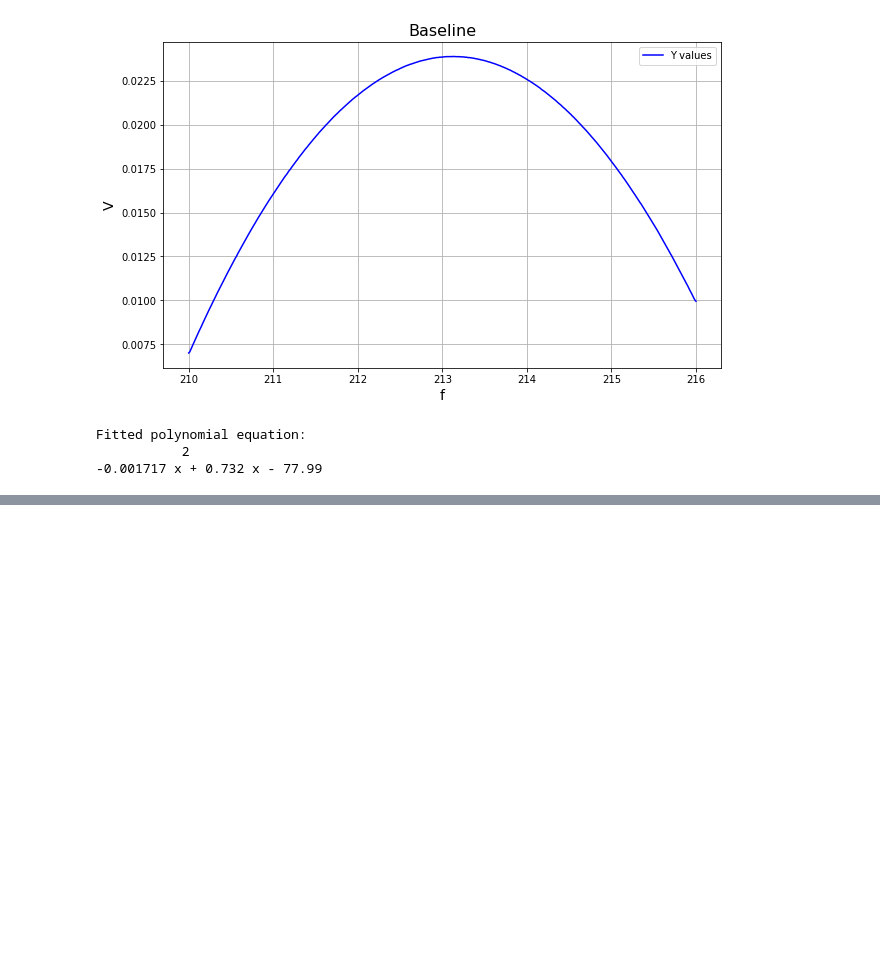
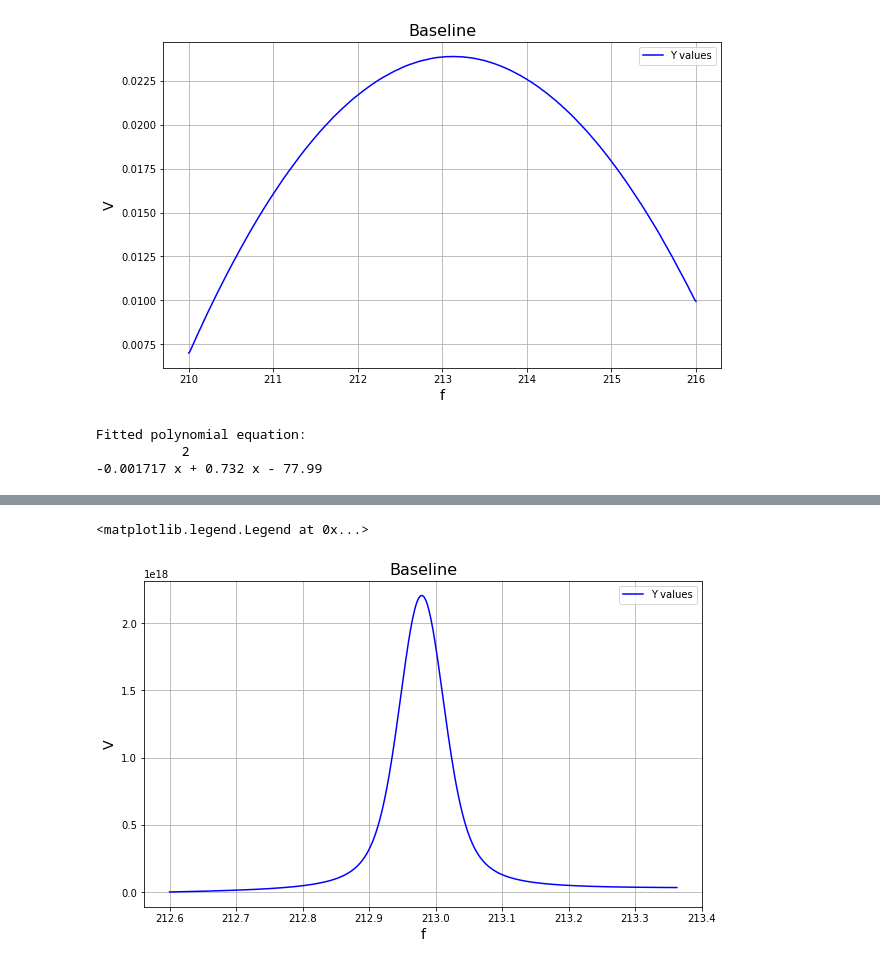
Before and after one commit to uva-spin/ANN-NMR, a Jupyter notebook: NM4_Fermilab/data/Data_Viewer.ipynb, the cells around one changed output, grey strips where cells are left out. Drawn from its saved outputs; the diff is of its cells as text; code cells hidden in the pictures; blank space fills up the shorter version.

```diff
--- a/NM4_Fermilab/data/Data_Viewer.ipynb
+++ b/NM4_Fermilab/data/Data_Viewer.ipynb
@@ -36,0 +40,48 @@ Fitted polynomial equation:
+# %%
+def Voigt(x, amp, s, g, x0):
+    z = (x - x0 + 1j * g) / (s * np.sqrt(2.0))
+    v = wofz(z)  # Faddeeva function for Voigt profile
+    out = amp * (np.real(v) / (s * np.sqrt(2 * np.pi)))
+    return out
+
+def FrequencyBound(f):
+    fit_start_bin, fit_end_bin = 0, 500
+
+    bin_to_freq = 0.0015287  # MHz per bin
+    start_freq = f
+
+    x_full_bins = np.arange(500)
+    x_full_freq = start_freq + x_full_bins * bin_to_freq
+
+    x_bins = x_full_bins[fit_start_bin:fit_end_bin+1]
+    x_freq = x_full_freq[fit_start_bin:fit_end_bin+1]
+
+    return x_full_freq,  x_full_freq[0], x_full_freq[-1]
+# %%
+exp_fact = np.random.uniform(.1,1)
+
+sig = 0.01 + np.random.uniform(-0.009, 0.1)
+gam = 0.01 + np.random.uniform(-0.009, 0.1)
+amp = .01 + np.random.uniform(-0.0019, 0.05)
+center = 213 + np.random.uniform(-.1, .1)
+
+x, lower_bound, upper_bound = FrequencyBound(212.6)
+
+signal = Voigt(x, amp, sig, gam, center)
+
+baseline = -0.001717*x**2 + 0.732*x - 77.99 ## This is a fitted baseline equation
+
+combined_signal = (signal + baseline)*np.exp(exp_fact*x)
+
+offset = np.array([x - min(combined_signal) for x in combined_signal])
+# %%
+plt.figure(figsize=(10, 6))
+plt.plot(x, offset, linestyle='-', color='b', label='Y values')
+plt.title('Baseline', fontsize=16)
+plt.xlabel('f', fontsize=14)
+plt.ylabel('V', fontsize=14)
+plt.grid(True)
+plt.legend()
+# %% [output]
+<matplotlib.legend.Legend at 0x...>
+[figure, added]
```
Also changed, not shown: parts of 3 cells of this notebook, 2 other files.
